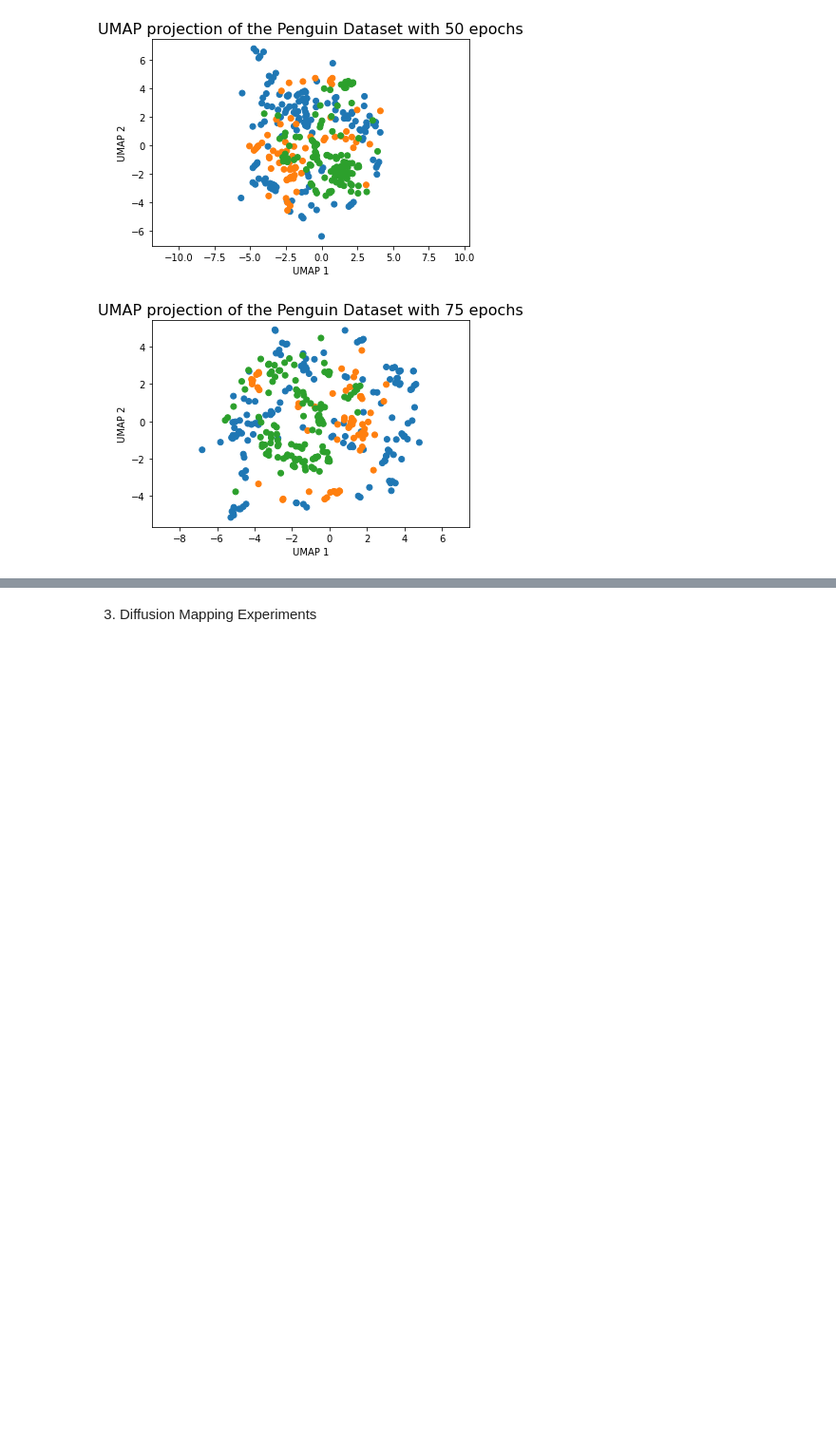
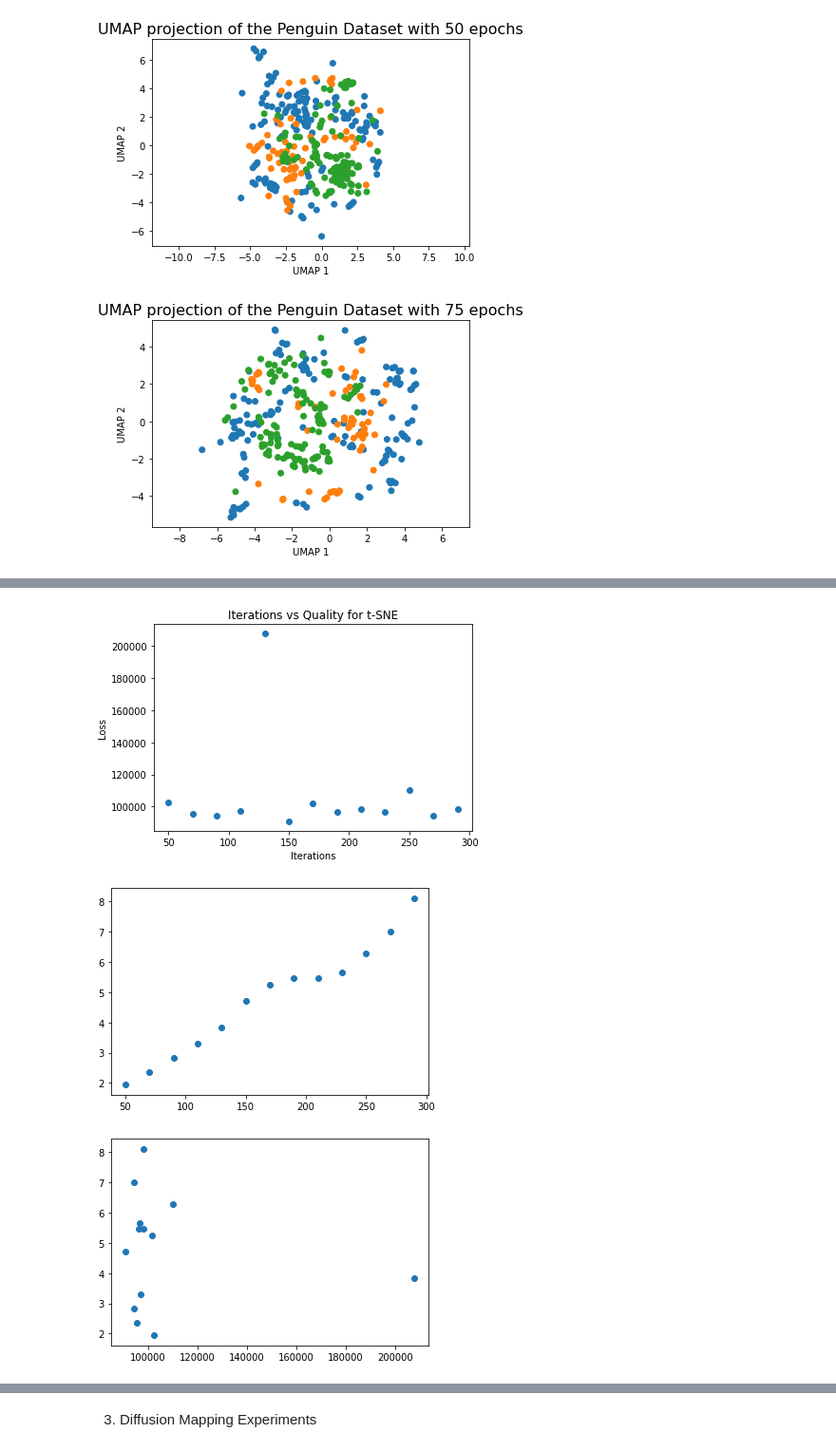
Before and after one commit to lewinsohndp/dimensional-reduction, a Jupyter notebook: experiments.ipynb, the cells around one changed output, grey strips where cells are left out. Shown at 95% size. Drawn from its saved outputs; the diff is of its cells as text; code cells hidden in the pictures; blank space fills up the shorter version.

```diff
--- a/experiments.ipynb
+++ b/experiments.ipynb
@@ -118,0 +160,6 @@ for i in range(0,100,25):
+# %%
+test_iterations(50,300,20, 500)
+# %% [output]
+[figure, added]
+[figure, added]
+[figure, added]
```
Also changed, not shown: parts of 18 cells of this notebook, 2 other files.
